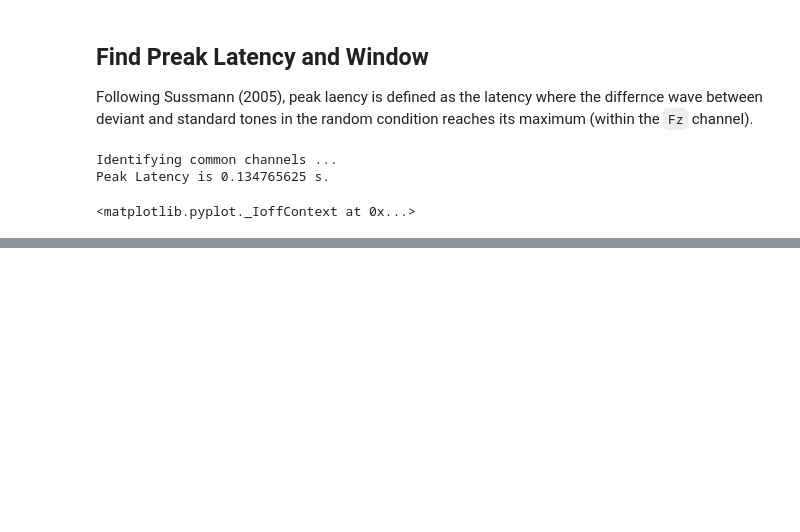
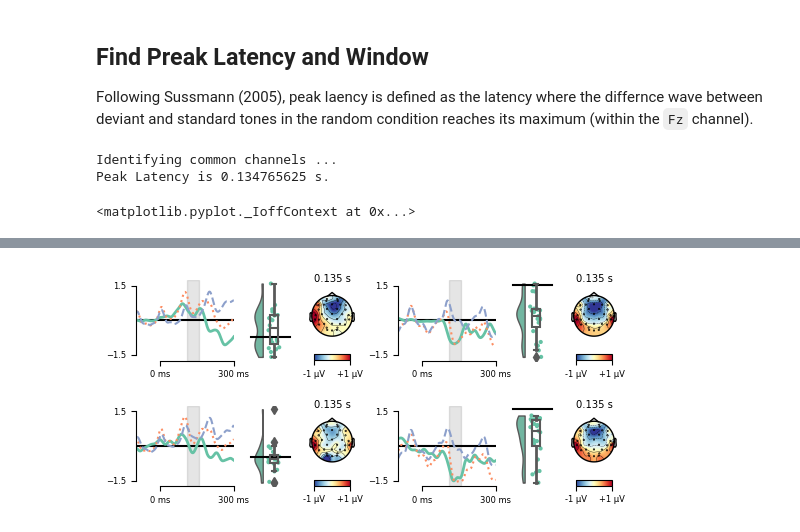
Before and after one commit to marcpabst/xmas-oddballmatch, a Jupyter notebook: analysis/viz_ERPs.ipynb, the cells around one changed output, grey strips where cells are left out. Saved outputs shown, nothing was run; the diff lists cells and outputs as text; code cells hidden in the pictures; blank space fills up the shorter version.

```diff
--- a/analysis/viz_ERPs.ipynb
+++ b/analysis/viz_ERPs.ipynb
@@ -471,0 +436,74 @@ or from the matplotlib source distribution
+# %%
+from mpl_toolkits.axes_grid1.inset_locator import inset_axes
+
+colors = ['#66c2a5','#fc8d62','#8da0cb']
+
+matplotlib.rcParams['pdf.fonttype'] = 42
+matplotlib.rcParams['ps.fonttype'] = 42
+matplotlib.rcParams['font.size'] = 6
+
+matplotlib.rcParams['axes.labelsize'] = "medium"
+
+
+
+def plot_panel(fig, subplot_spec, data, c1, c2):
+
+    dummy_axs = plt.figure().add_subplot()
+    gs2 = gridspec.GridSpecFromSubplotSpec(ncols=4, nrows=3, height_ratios=[.1,1,.15], width_ratios=[.3, 6, 3, 3], wspace=.25, subplot_spec=subplot_spec)
+    gs22 = gridspec.GridSpecFromSubplotSpec(ncols=1, nrows=2, height_ratios=[1,.1], subplot_spec=gs2[1, 3])
+    axs2 = (fig.add_subplot(gs2[1, 1]), fig.add_subplot(gs2[1, 2]), fig.add_subplot(gs22[0, 0]), dummy_axs)
+
+    # Add colorbar
+    cb_wrapper = fig.add_subplot(gs22[1, 0])
+    cb_wrapper.axis(False)
+    cbar_ax = inset_axes(cb_wrapper, width="75%", height="85%", loc='center')
+
+
+
+    norm = matplotlib.colors.Normalize(vmin=-1, vmax=1)
+    cmap = matplotlib.cm.get_cmap('RdYlBu_r')
+    cb = matplotlib.colorbar.ColorbarBase(cbar_ax, cmap=cmap,
+                                    norm=norm,
+                                    ticks = [-1,1],
+                                    orientation='horizontal')
+    cb.set_ticklabels(["-1 µV", "+1 µV"])
+
+    # for l in cb.ax.xaxis.get_ticklabels():
+    #     l.set_fontproperties(prop)
+
+
+    axs2[0].spines['top'].set_visible(False)
+    axs2[0].spines['right'].set_visible(False)
+    axs2[0].spines['bottom'].set_visible(True)
+
+
+    #axs2[0].get_shared_y_axes().join(axs2[0], axs2[1])
+
+
+    axs2[0].set_xticks([0,.3])
+    axs2[0].set_xticklabels(["0 ms", "300 ms"])
+
+    axs2[2].set_title("")
+    axs2[1].get_xaxis().set_visible(False)
+
+    plot_conditions(data, c1, c2, title="", axs=axs2, pick=["FZ"], peak = 0.135, erp_lims=(-1.5,1.5), mmn_lims=(-1.5, 1.5))
+    axs2[0].get_legend().remove()
+
+
+
+fig = plt.figure(tight_layout=True, figsize = (6.25, 3), dpi=100, facecolor="white")
+
+gs = gridspec.GridSpec(ncols=2, nrows=2, figure=fig, hspace=.1, wspace=.1)
+
+plot_panel(fig, gs[0, 0], evokeds_list_as_dict_100, "predictable/5/deviant", "predictable/4/standard")
+plot_panel(fig, gs[0, 1], evokeds_list_as_dict_150, "predictable/5/deviant", "predictable/4/standard")
+
+plot_panel(fig, gs[1, 0], evokeds_list_as_dict_100, "random/5/deviant", "random/4/standard")
+plot_panel(fig, gs[1, 1], evokeds_list_as_dict_150, "random/5/deviant", "random/4/standard")
+
+fig.savefig("/home/marc/ba-thesis/input/figures/fig2.pdf", bbox_inches='tight')
+fig.savefig("/home/marc/ba-thesis/input/figures/fig2.png", bbox_inches='tight', dpi=270)
+
+
+fig
+# %% [output]
@@ -471,0 +518 @@ or from the matplotlib source distribution
+[figure, added]
```
Also changed, not shown: parts of 12 cells of this notebook, 13 other files.
